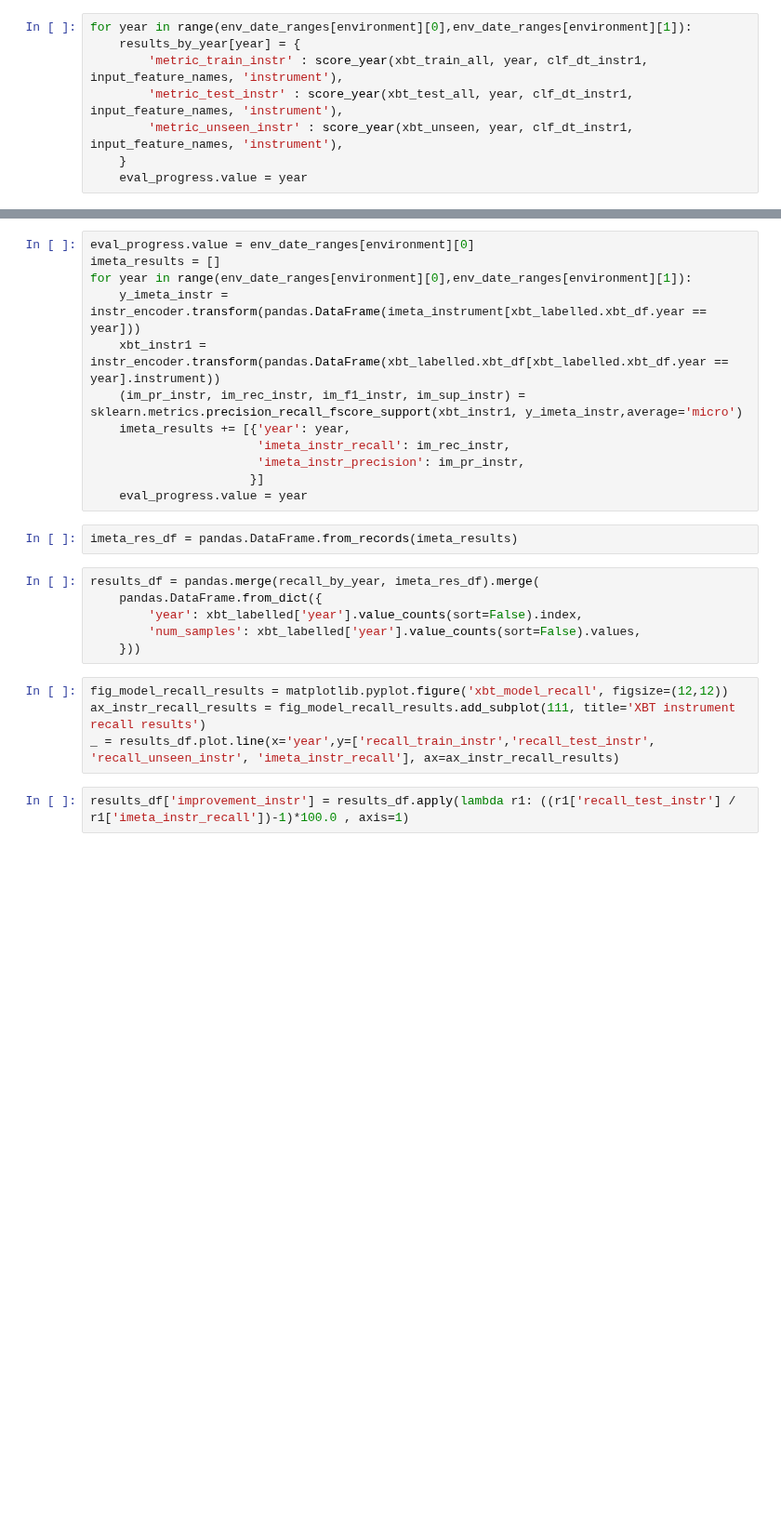
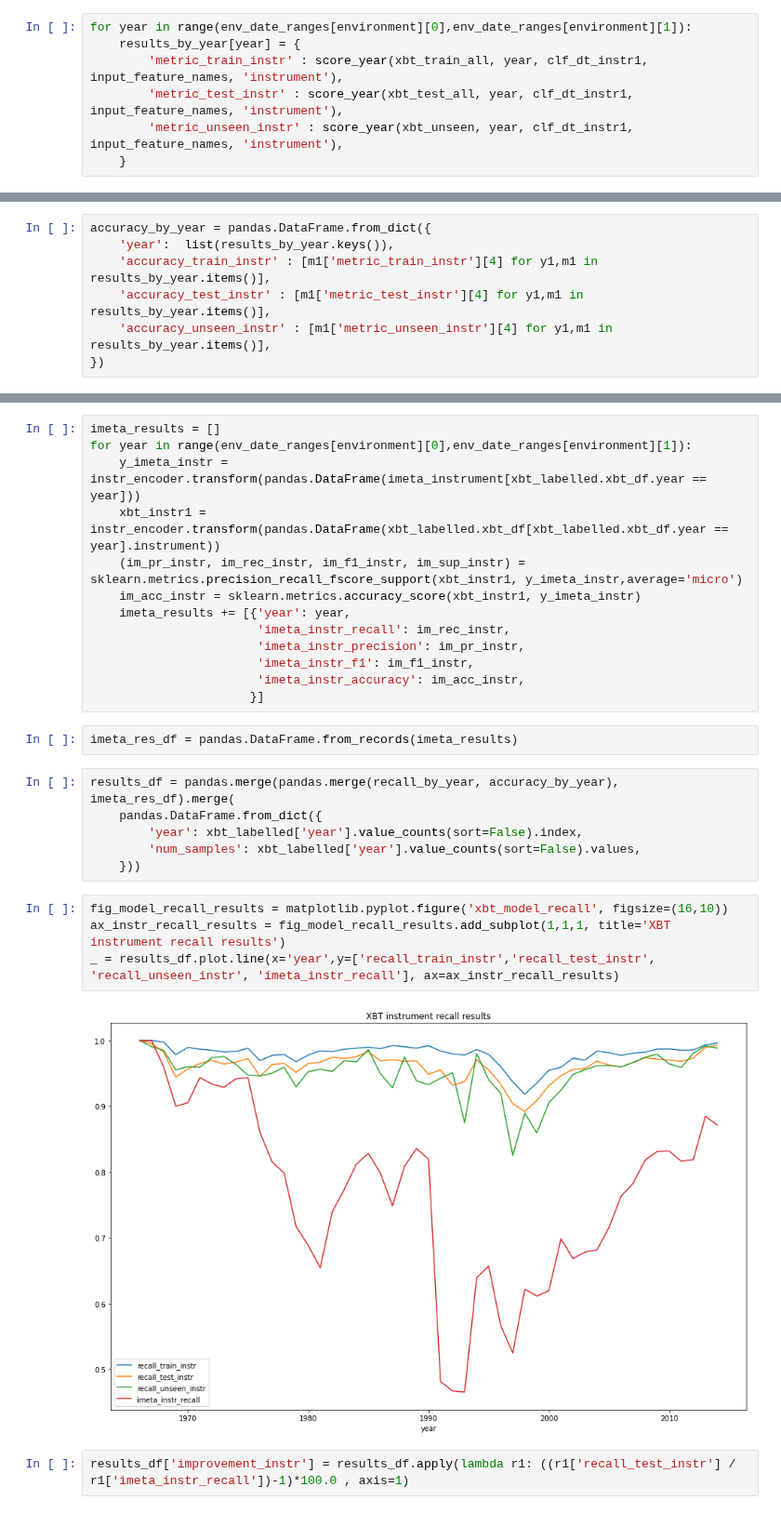
Before and after one commit to MetOffice/XBTs_classification, a Jupyter notebook: notebooks/imeta_ml_tree_countryAndLatLon.ipynb, the cells around one changed output, grey strips where cells are left out. Shown at 93% size. Cells and saved outputs as stored; diff of their text form; blank space fills up the shorter version.

```diff
--- a/notebooks/imeta_ml_tree_countryAndLatLon.ipynb
+++ b/notebooks/imeta_ml_tree_countryAndLatLon.ipynb
@@ -228,7 +308,6 @@ for year in range(env_date_ranges[environment][0],env_date_ranges[environment][1
         'metric_test_instr' : score_year(xbt_test_all, year, clf_dt_instr1, input_feature_names, 'instrument'),
         'metric_unseen_instr' : score_year(xbt_unseen, year, clf_dt_instr1, input_feature_names, 'instrument'),
     }
-    eval_progress.value = year
 # %%
 recall_by_year = pandas.DataFrame.from_dict({
     'year':  list(results_by_year.keys()),
@@ -236,32 +315,42 @@ recall_by_year = pandas.DataFrame.from_dict({
     'recall_test_instr' : [m1['metric_test_instr'][1] for y1,m1 in results_by_year.items()],
     'recall_unseen_instr' : [m1['metric_unseen_instr'][1] for y1,m1 in results_by_year.items()],
 })
+# %%
+accuracy_by_year = pandas.DataFrame.from_dict({
+    'year':  list(results_by_year.keys()),
+    'accuracy_train_instr' : [m1['metric_train_instr'][4] for y1,m1 in results_by_year.items()],
+    'accuracy_test_instr' : [m1['metric_test_instr'][4] for y1,m1 in results_by_year.items()],
+    'accuracy_unseen_instr' : [m1['metric_unseen_instr'][4] for y1,m1 in results_by_year.items()],
+})
 # %%
 instr_encoder = xbt_labelled._feature_encoders['instrument']
 # %%
-eval_progress.value = env_date_ranges[environment][0]
 imeta_results = []
 for year in range(env_date_ranges[environment][0],env_date_ranges[environment][1]):
     y_imeta_instr = instr_encoder.transform(pandas.DataFrame(imeta_instrument[xbt_labelled.xbt_df.year == year]))
     xbt_instr1 = instr_encoder.transform(pandas.DataFrame(xbt_labelled.xbt_df[xbt_labelled.xbt_df.year == year].instrument))
     (im_pr_instr, im_rec_instr, im_f1_instr, im_sup_instr) = sklearn.metrics.precision_recall_fscore_support(xbt_instr1, y_imeta_instr,average='micro')
+    im_acc_instr = sklearn.metrics.accuracy_score(xbt_instr1, y_imeta_instr)
     imeta_results += [{'year': year,
                        'imeta_instr_recall': im_rec_instr,
                        'imeta_instr_precision': im_pr_instr,
+                       'imeta_instr_f1': im_f1_instr,
+                       'imeta_instr_accuracy': im_acc_instr,
                       }]
-    eval_progress.value = year
 # %%
 imeta_res_df = pandas.DataFrame.from_records(imeta_results)
 # %%
-results_df = pandas.merge(recall_by_year, imeta_res_df).merge(
+results_df = pandas.merge(pandas.merge(recall_by_year, accuracy_by_year), imeta_res_df).merge(
     pandas.DataFrame.from_dict({
         'year': xbt_labelled['year'].value_counts(sort=False).index,
         'num_samples': xbt_labelled['year'].value_counts(sort=False).values,
     }))
 # %%
-fig_model_recall_results = matplotlib.pyplot.figure('xbt_model_recall', figsize=(12,12))
-ax_instr_recall_results = fig_model_recall_results.add_subplot(111, title='XBT instrument recall results')
+fig_model_recall_results = matplotlib.pyplot.figure('xbt_model_recall', figsize=(16,10))
+ax_instr_recall_results = fig_model_recall_results.add_subplot(1,1,1, title='XBT instrument recall results')
 _ = results_df.plot.line(x='year',y=['recall_train_instr','recall_test_instr', 'recall_unseen_instr', 'imeta_instr_recall'], ax=ax_instr_recall_results)
+# %% [output]
+[figure, added]
 # %%
 results_df['improvement_instr'] = results_df.apply(lambda r1: ((r1['recall_test_instr'] /  r1['imeta_instr_recall'])-1)*100.0 , axis=1)
 # %%
```
Also changed, not shown: parts of 22 cells of this notebook, 1 other file.
